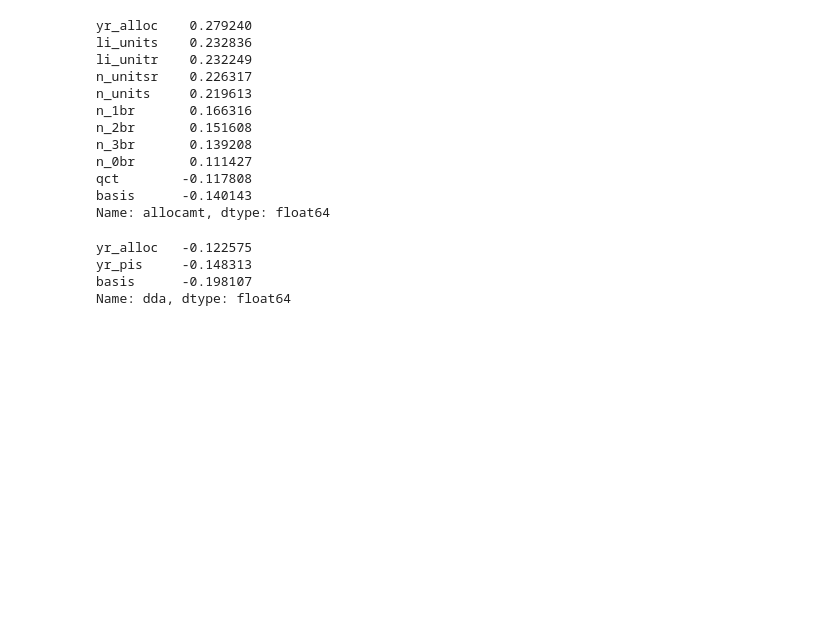
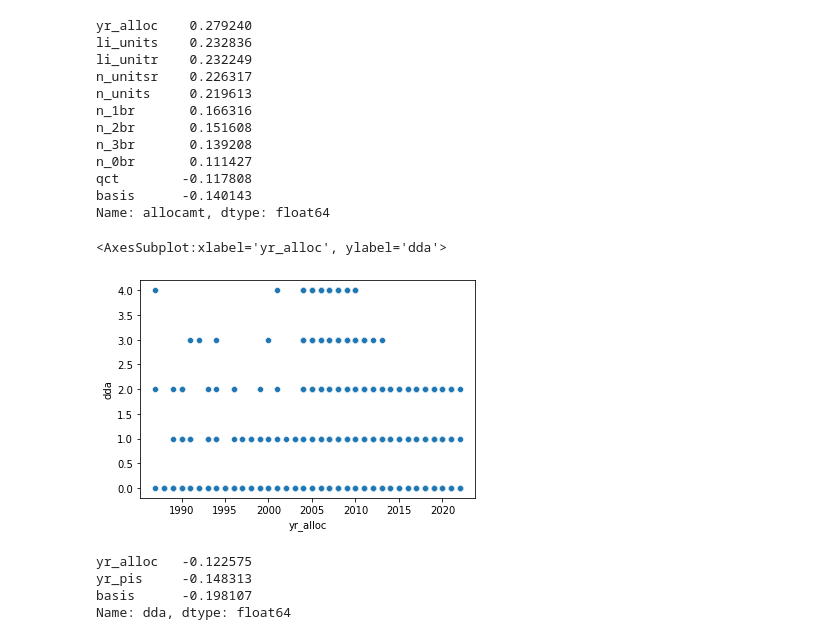
Before and after one commit to pndang/ULI-UCSD-H2H, a Jupyter notebook: LIHTC_analysis/clustering-analysis.ipynb, the cells around one changed output. Saved outputs shown, nothing was run; the diff lists cells and outputs as text; code cells hidden in the pictures; blank space fills up the shorter version.

```diff
--- a/LIHTC_analysis/clustering-analysis.ipynb
+++ b/LIHTC_analysis/clustering-analysis.ipynb
@@ -86,6 +91,11 @@ n_0br       0.111427
 qct        -0.117808
 basis      -0.140143
 Name: allocamt, dtype: float64
+# %%
+sns.scatterplot(data=df, x='yr_alloc', y='dda')
+# %% [output]
+<AxesSubplot:xlabel='yr_alloc', ylabel='dda'>
+[figure, added]
 # %%
 rankCorr('dda')
 # %% [output]
```
Also changed, not shown: parts of 4 cells of this notebook.
